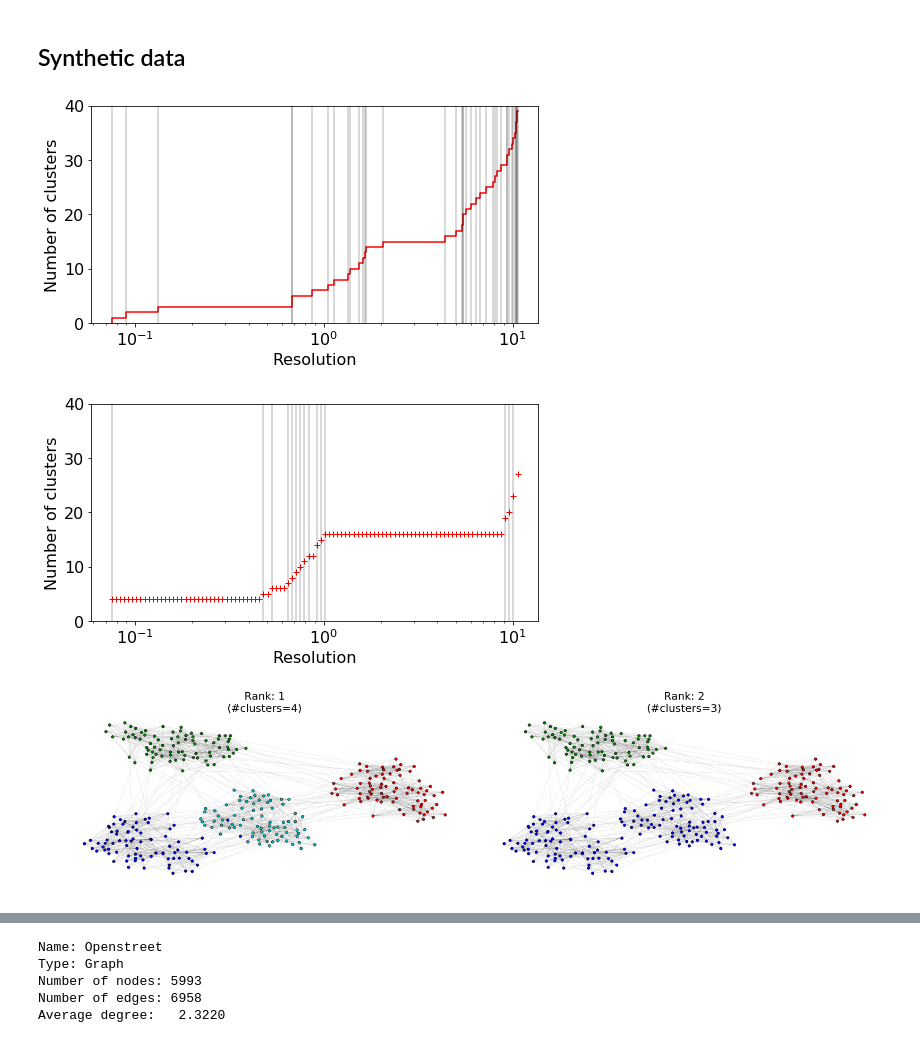
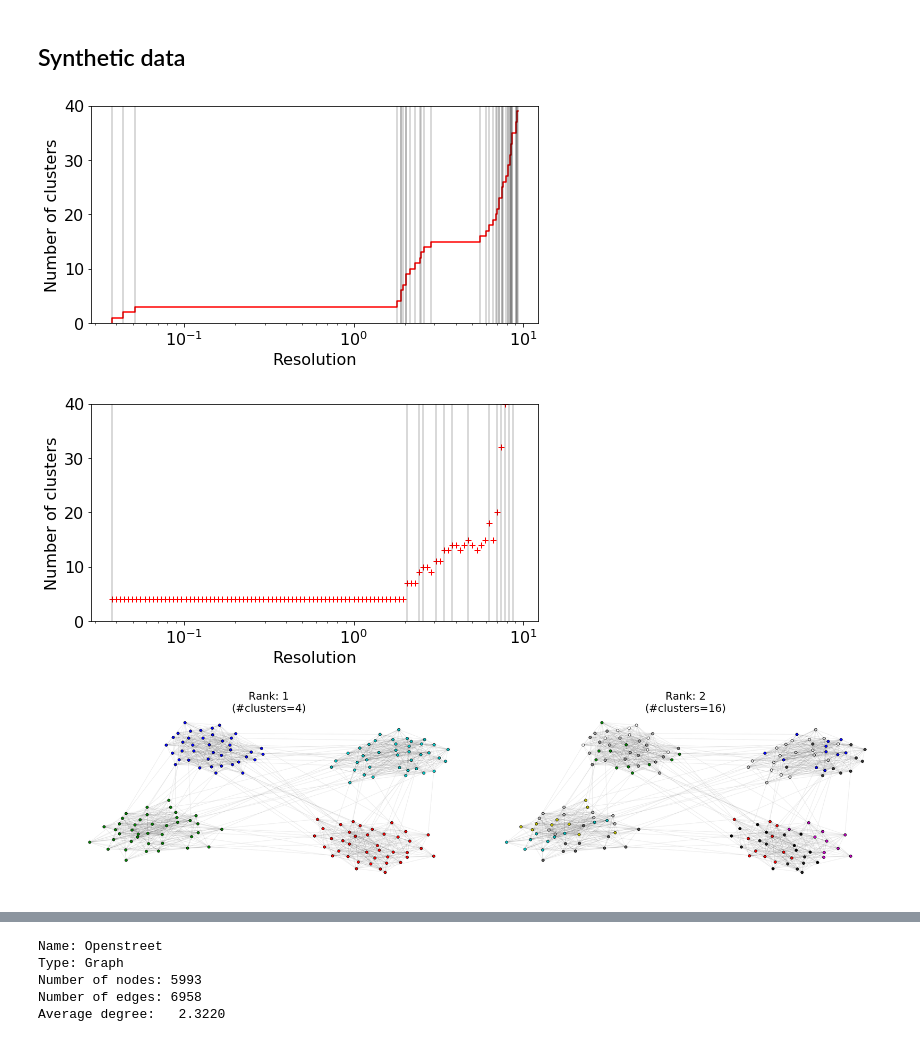
Before and after one commit to tbonald/paris, a Jupyter notebook: hierarchical_clustering.ipynb, the cells around one changed output, grey strips where cells are left out. Drawn from its saved outputs; the diff is of its cells as text; code cells hidden in the pictures.

```diff
--- a/hierarchical_clustering.ipynb
+++ b/hierarchical_clustering.ipynb
@@ -13,8 +19,8 @@ from utils import *
 # %% [markdown]
 ## Synthetic data
 # %%
-numbers = [4,4,20]
-intensities = [.05,.05,1]
+numbers = [4,4,10]
+intensities = [.02,.2,2]
 hsbm_model = hsbm(numbers, intensities)
 G = hsbm_model.create_graph()
 while not nx.is_connected(G):
@@ -26,12 +32,13 @@ m = 40
 resolutions = 1 / D[-m:,2]
 resolution_analysis(G,resolutions)
 # %% [output]
-[figure, old version]
+[figure, new version]
-[figure, old version]
+[figure, new version]
 # %%
+pos = nx.spring_layout(G)
 plot_best_clusterings(G, D, 2, pos)
 # %% [output]
-[figure, old version]
+[figure, new version]
 # %%
 plot_dendrogram(D)
 # %% [output]
```
Also changed, not shown: parts of 16 cells of this notebook.
